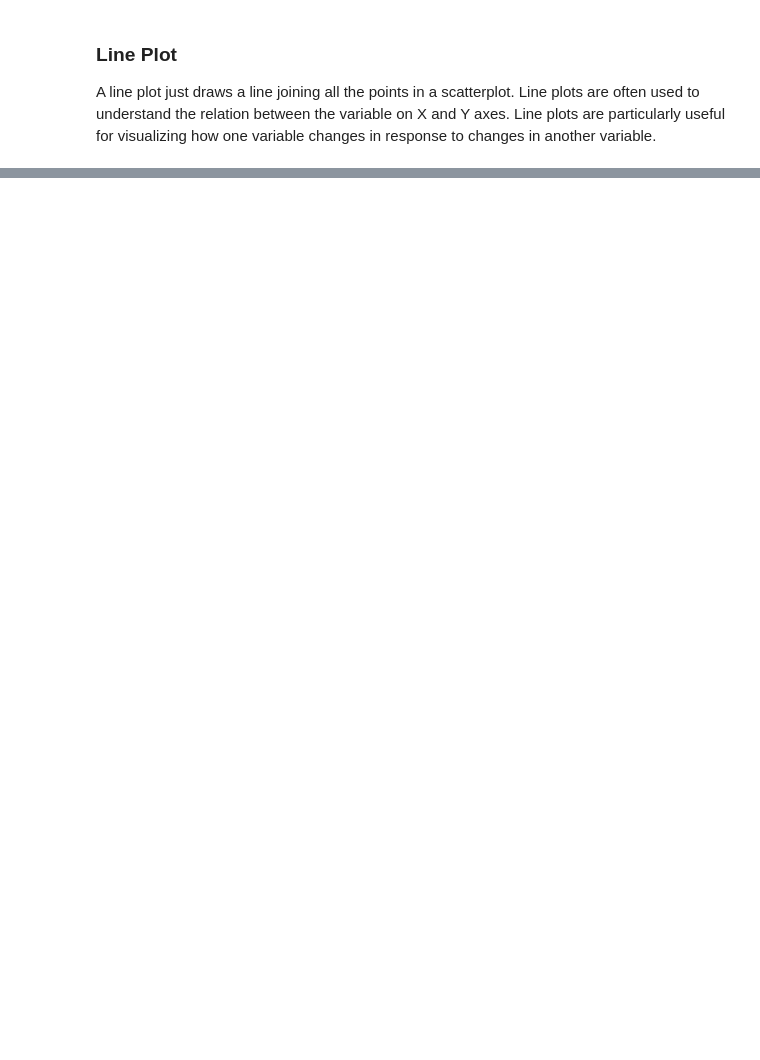
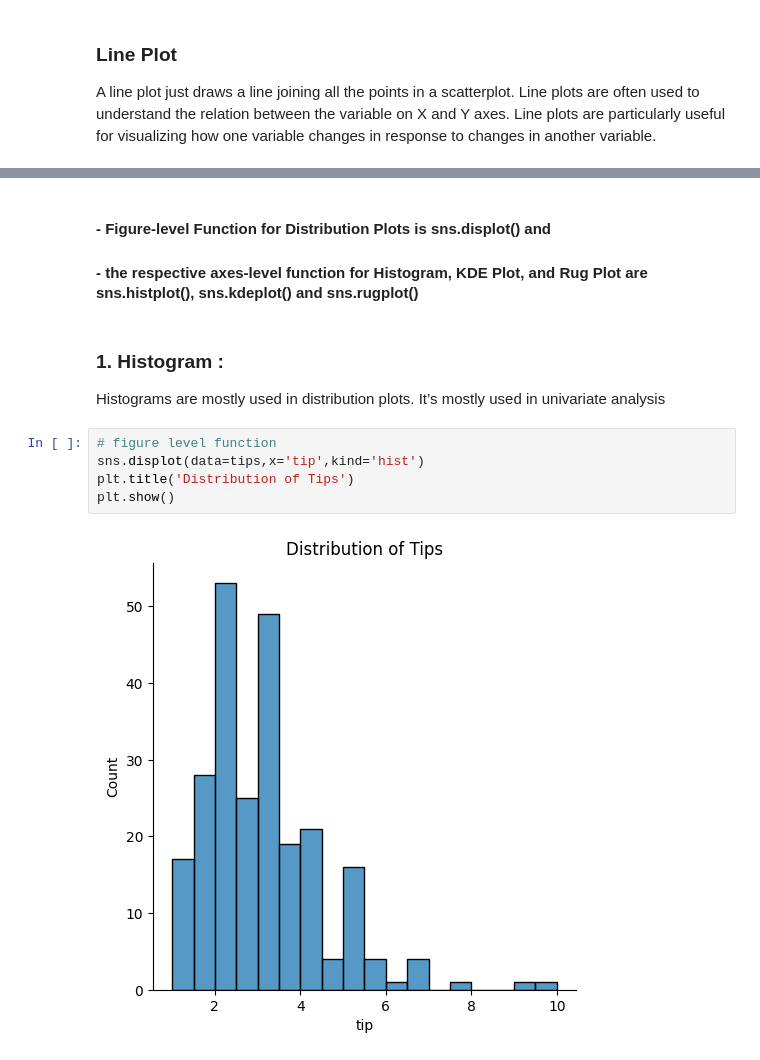
Before and after one commit to jedesai/Data-Visualization, a Jupyter notebook: Seaborn/vis.ipynb, the cells around one changed output, grey strips where cells are left out. Saved outputs shown, nothing was run; the diff lists cells and outputs as text; blank space fills up the shorter version.

```diff
--- a/Seaborn/vis.ipynb
+++ b/Seaborn/vis.ipynb
@@ -100,0 +116,14 @@ Text(0.5, 1.0, 'yoy lifeExp of India')
+# %% [markdown]
+#### - Figure-level Function for Distribution Plots is sns.displot() and
+#### - the respective axes-level function for Histogram, KDE Plot, and Rug Plot are sns.histplot(), sns.kdeplot() and sns.rugplot()
+# %% [markdown]
+
+### 1. Histogram :
+Histograms are mostly used in distribution plots. It’s mostly used in univariate analysis
+# %%
+# figure level function
+sns.displot(data=tips,x='tip',kind='hist')
+plt.title('Distribution of Tips')
+plt.show()
+# %% [output]
+[figure, added]
```
Also changed, not shown: parts of 20 cells of this notebook.
